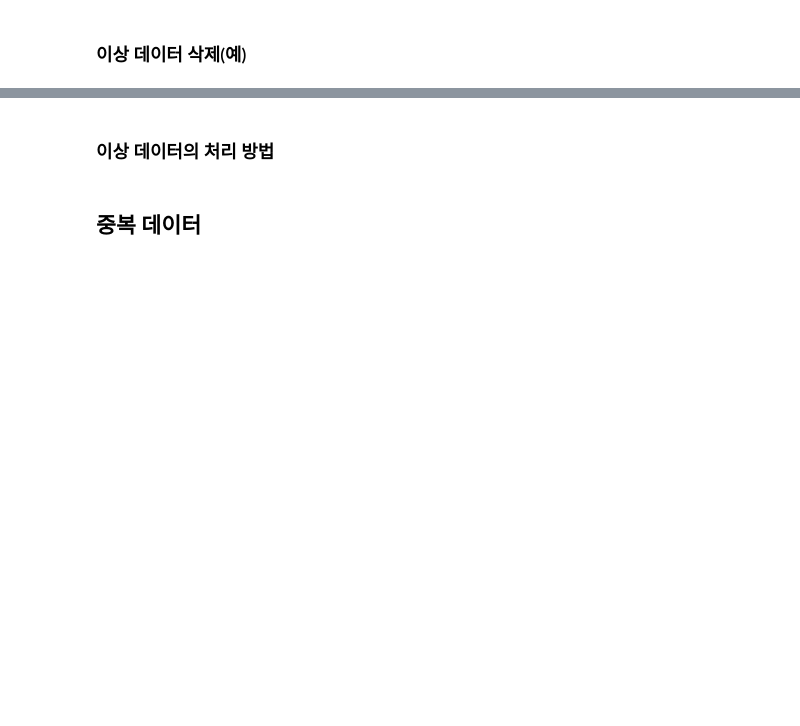
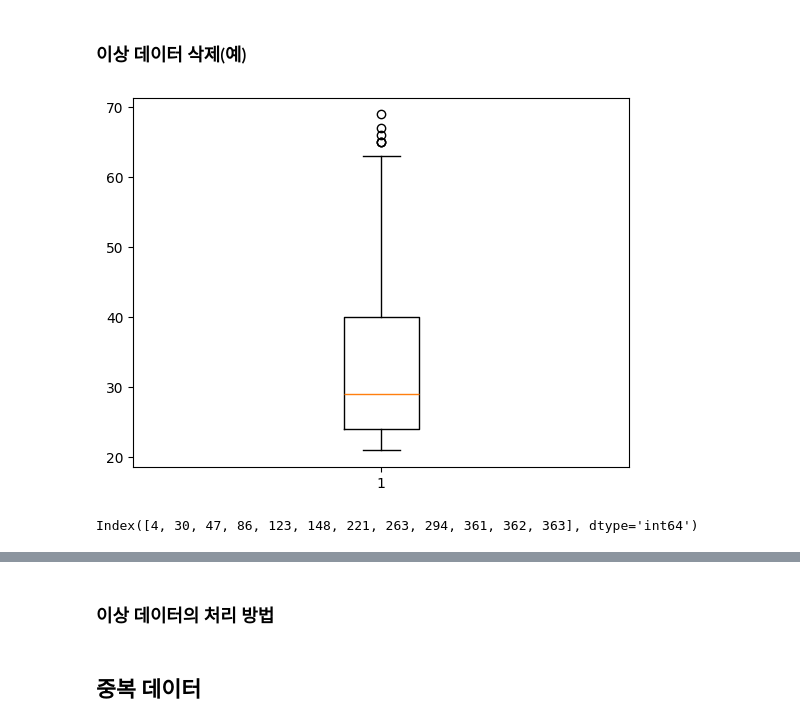
Before and after one commit to geolee1/KUS_BigData_2023, a Jupyter notebook: DataCleansing/datacleansing.ipynb, the cells around one changed output, grey strips where cells are left out. Saved outputs shown, nothing was run; the diff lists cells and outputs as text; code cells hidden in the pictures; blank space fills up the shorter version.

```diff
--- a/DataCleansing/datacleansing.ipynb
+++ b/DataCleansing/datacleansing.ipynb
@@ -37,2 +135,13 @@
 # %% [markdown]
 ### 이상 데이터 삭제(예)
+# %%
+df1 = df.drop([4, 30, 47, 86])
+# %%
+plt.boxplot(df1['나이'])
+plt.show()
+# %% [output]
+[figure, added]
+# %%
+df[df['나이'] > 62].index
+# %% [output]
+Index([4, 30, 47, 86, 123, 148, 221, 263, 294, 361, 362, 363], dtype='int64')
```
Also changed, not shown: parts of 18 cells of this notebook, 6 other files.
